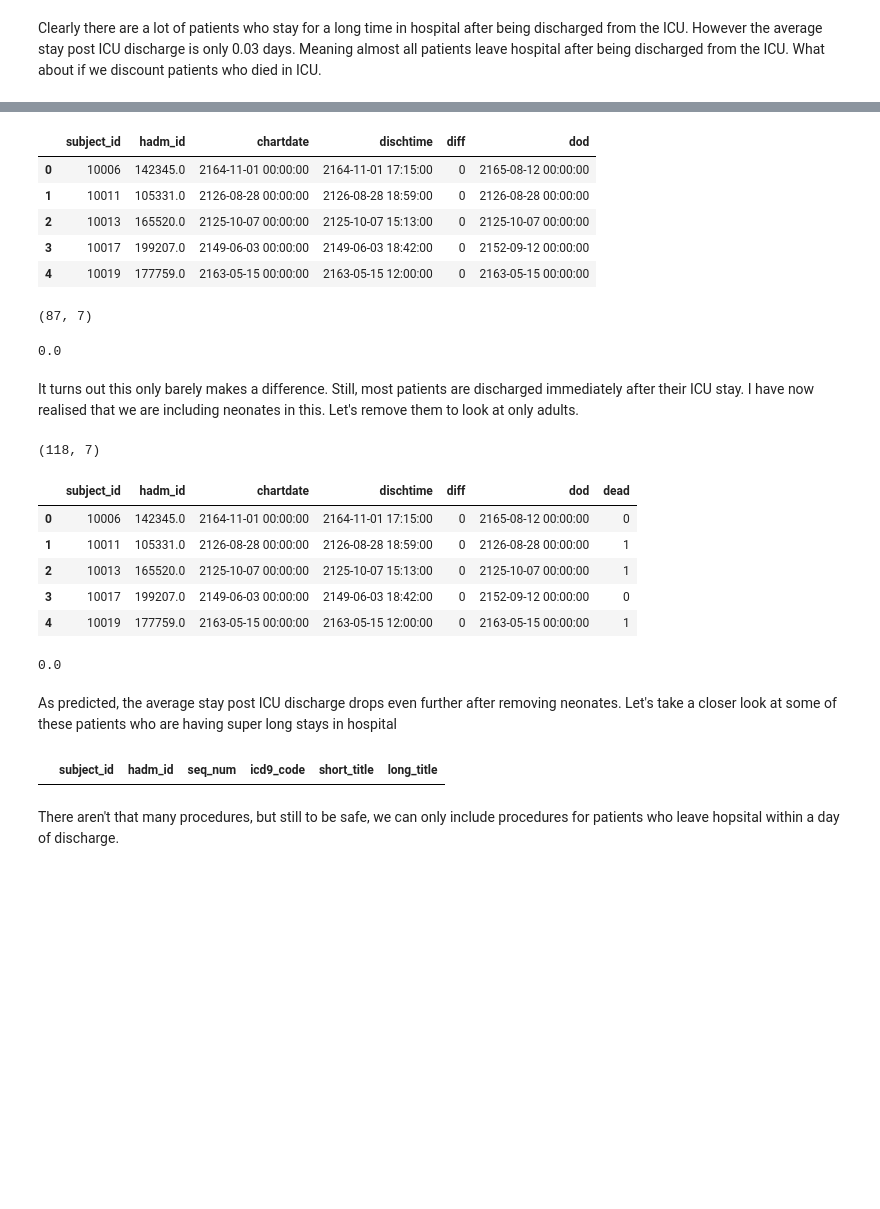
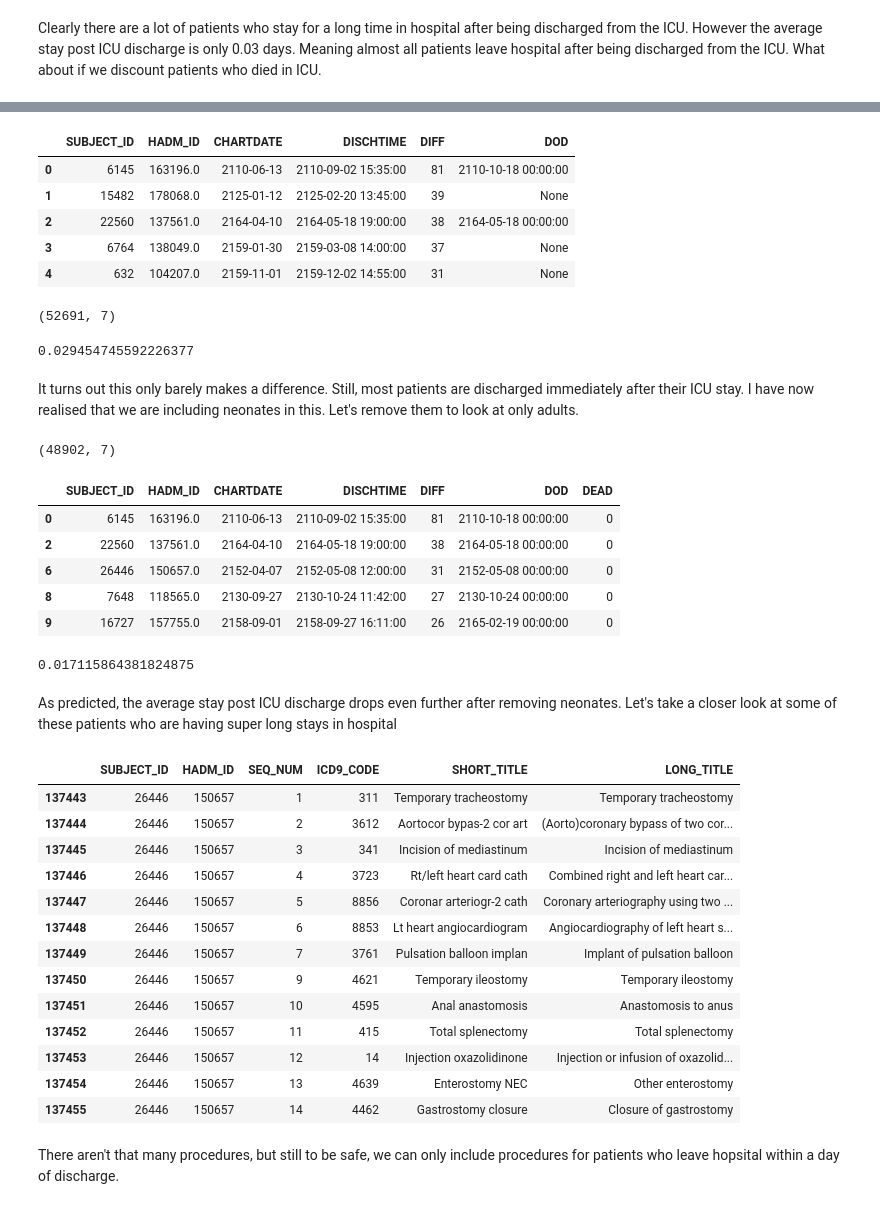
Before and after one commit to nehalb123/SyntheticMedicalDataGeneration, a Jupyter notebook: pre-process files/01_procedures_analysis_preprocess.ipynb, the cells around one changed output, grey strips where cells are left out. Cells and saved outputs as stored; diff of their text form; code cells hidden in the pictures; blank space fills up the shorter version.

```diff
--- a/pre-process files/01_procedures_analysis_preprocess.ipynb
+++ b/pre-process files/01_procedures_analysis_preprocess.ipynb
@@ -20,11 +20,11 @@ cnx = sqlalchemy.create_engine('postgresql+psycopg2://njolzisalnylqx:31b9211af06
 # procedures data
 
 df_procedures = pd.read_sql_query('''
-  SELECT p.subject_id, p.hadm_id, p.seq_num, p.icd9_code, icd.short_title, icd.long_title
+  SELECT p."SUBJECT_ID", p."HADM_ID", p."SEQ_NUM", p."ICD9_CODE", icd."SHORT_TITLE", icd."LONG_TITLE"
   FROM "PROCEDURES_ICD" p
   INNER JOIN "D_ICD_PROCEDURES" icd
-  USING (icd9_code)
-  ORDER BY p.subject_id, p.seq_num
+  USING ("ICD9_CODE")
+  ORDER BY p."SUBJECT_ID", p."SEQ_NUM"
   --LIMIT 10000;
 ''', cnx)
 
@@ -152,11 +152,11 @@ df_death.head()
 # %%
-df_temp = pd.merge(df_adm, df_death,  how='left', left_on=['subject_id'], right_on = ['subject_id'])
+df_temp = pd.merge(df_adm, df_death,  how='left', left_on=['SUBJECT_ID'], right_on = ['SUBJECT_ID'])
 df_temp.head()
 # %% [output]
-|  | subject_id | hadm_id | chartdate | dischtime | diff | dod |
-| 0 | 10006 | 142345.0 | 2164-11-01 00:00:00 | 2164-11-01 17:15:00 | 0 | 2165-08-12 00:00:00 |
-| 1 | 10011 | 105331.0 | 2126-08-28 00:00:00 | 2126-08-28 18:59:00 | 0 | 2126-08-28 00:00:00 |
-| 2 | 10013 | 165520.0 | 2125-10-07 00:00:00 | 2125-10-07 15:13:00 | 0 | 2125-10-07 00:00:00 |
-| 3 | 10017 | 199207.0 | 2149-06-03 00:00:00 | 2149-06-03 18:42:00 | 0 | 2152-09-12 00:00:00 |
-| 4 | 10019 | 177759.0 | 2163-05-15 00:00:00 | 2163-05-15 12:00:00 | 0 | 2163-05-15 00:00:00 |
+|  | SUBJECT_ID | HADM_ID | CHARTDATE | DISCHTIME | DIFF | DOD |
+| 0 | 6145 | 163196.0 | 2110-06-13 | 2110-09-02 15:35:00 | 81 | 2110-10-18 00:00:00 |
+| 1 | 15482 | 178068.0 | 2125-01-12 | 2125-02-20 13:45:00 | 39 | None |
+| 2 | 22560 | 137561.0 | 2164-04-10 | 2164-05-18 19:00:00 | 38 | 2164-05-18 00:00:00 |
+| 3 | 6764 | 138049.0 | 2159-01-30 | 2159-03-08 14:00:00 | 37 | None |
+| 4 | 632 | 104207.0 | 2159-11-01 | 2159-12-02 14:55:00 | 31 | None |
 # %%
@@ -164,12 +164,12 @@ df_temp['dead'] = np.where(df_temp['dod'] <= df_temp['chartdate'], 1, 0)
 # %%
-df_temp2 = df_temp[df_temp['dead'] == 0]
+df_temp2 = df_temp[df_temp['DEAD'] == 0]
 df_temp2.shape
 # %% [output]
-(87, 7)
+(52691, 7)
 # %%
-np.mean(df_temp2['diff'])
+np.mean(df_temp2['DIFF'])
 # %% [output]
-0.0
+0.029454745592226377
 # %% [markdown]
 It turns out this only barely makes a difference. Still, most patients are discharged immediately after their ICU stay. I have now realised that we are including neonates in this. Let's remove them to look at only adults.
 # %%
@@ -189,25 +189,38 @@ adults = list(df['subject_id'])
 # %%
-df_temp3 = df_temp[df_temp['subject_id'].isin(adults)]
+df_temp3 = df_temp[df_temp['SUBJECT_ID'].isin(adults)]
 print(df_temp3.shape)
 df_temp3.head()
 # %% [output]
-(118, 7)
+(48902, 7)
-|  | subject_id | hadm_id | chartdate | dischtime | diff | dod | dead |
-| 0 | 10006 | 142345.0 | 2164-11-01 00:00:00 | 2164-11-01 17:15:00 | 0 | 2165-08-12 00:00:00 | 0 |
-| 1 | 10011 | 105331.0 | 2126-08-28 00:00:00 | 2126-08-28 18:59:00 | 0 | 2126-08-28 00:00:00 | 1 |
-| 2 | 10013 | 165520.0 | 2125-10-07 00:00:00 | 2125-10-07 15:13:00 | 0 | 2125-10-07 00:00:00 | 1 |
-| 3 | 10017 | 199207.0 | 2149-06-03 00:00:00 | 2149-06-03 18:42:00 | 0 | 2152-09-12 00:00:00 | 0 |
-| 4 | 10019 | 177759.0 | 2163-05-15 00:00:00 | 2163-05-15 12:00:00 | 0 | 2163-05-15 00:00:00 | 1 |
+|  | SUBJECT_ID | HADM_ID | CHARTDATE | DISCHTIME | DIFF | DOD | DEAD |
+| 0 | 6145 | 163196.0 | 2110-06-13 | 2110-09-02 15:35:00 | 81 | 2110-10-18 00:00:00 | 0 |
+| 2 | 22560 | 137561.0 | 2164-04-10 | 2164-05-18 19:00:00 | 38 | 2164-05-18 00:00:00 | 0 |
+| 6 | 26446 | 150657.0 | 2152-04-07 | 2152-05-08 12:00:00 | 31 | 2152-05-08 00:00:00 | 0 |
+| 8 | 7648 | 118565.0 | 2130-09-27 | 2130-10-24 11:42:00 | 27 | 2130-10-24 00:00:00 | 0 |
+| 9 | 16727 | 157755.0 | 2158-09-01 | 2158-09-27 16:11:00 | 26 | 2165-02-19 00:00:00 | 0 |
 # %%
-np.mean(df_temp3['diff'])
+np.mean(df_temp3['DIFF'])
 # %% [output]
-0.0
+0.017115864381824875
 # %% [markdown]
 As predicted, the average stay post ICU discharge drops even further after removing neonates. Let's take a closer look at some of these patients who are having super long stays in hospital
 # %%
-df_procedures[df_procedures['hadm_id'] == 150657]
+df_procedures[df_procedures['HADM_ID'] == 150657]
 # %% [output]
-|  | subject_id | hadm_id | seq_num | icd9_code | short_title | long_title |
+|  | SUBJECT_ID | HADM_ID | SEQ_NUM | ICD9_CODE | SHORT_TITLE | LONG_TITLE |
+| 137443 | 26446 | 150657 | 1 | 311 | Temporary tracheostomy | Temporary tracheostomy |
+| 137444 | 26446 | 150657 | 2 | 3612 | Aortocor bypas-2 cor art | (Aorto)coronary bypass of two cor... |
+| 137445 | 26446 | 150657 | 3 | 341 | Incision of mediastinum | Incision of mediastinum |
+| 137446 | 26446 | 150657 | 4 | 3723 | Rt/left heart card cath | Combined right and left heart car... |
+| 137447 | 26446 | 150657 | 5 | 8856 | Coronar arteriogr-2 cath | Coronary arteriography using two ... |
+| 137448 | 26446 | 150657 | 6 | 8853 | Lt heart angiocardiogram | Angiocardiography of left heart s... |
+| 137449 | 26446 | 150657 | 7 | 3761 | Pulsation balloon implan | Implant of pulsation balloon |
+| 137450 | 26446 | 150657 | 9 | 4621 | Temporary ileostomy | Temporary ileostomy |
+| 137451 | 26446 | 150657 | 10 | 4595 | Anal anastomosis | Anastomosis to anus |
+| 137452 | 26446 | 150657 | 11 | 415 | Total splenectomy | Total splenectomy |
+| 137453 | 26446 | 150657 | 12 | 14 | Injection oxazolidinone | Injection or infusion of oxazolid... |
+| 137454 | 26446 | 150657 | 13 | 4639 | Enterostomy NEC | Other enterostomy |
+| 137455 | 26446 | 150657 | 14 | 4462 | Gastrostomy closure | Closure of gastrostomy |
 # %% [markdown]
 There aren't that many procedures, but still to be safe, we can only include procedures for patients who leave hopsital within a day of discharge.
 # %%
```
Also changed, not shown: parts of 12 cells of this notebook, 1 other file.
